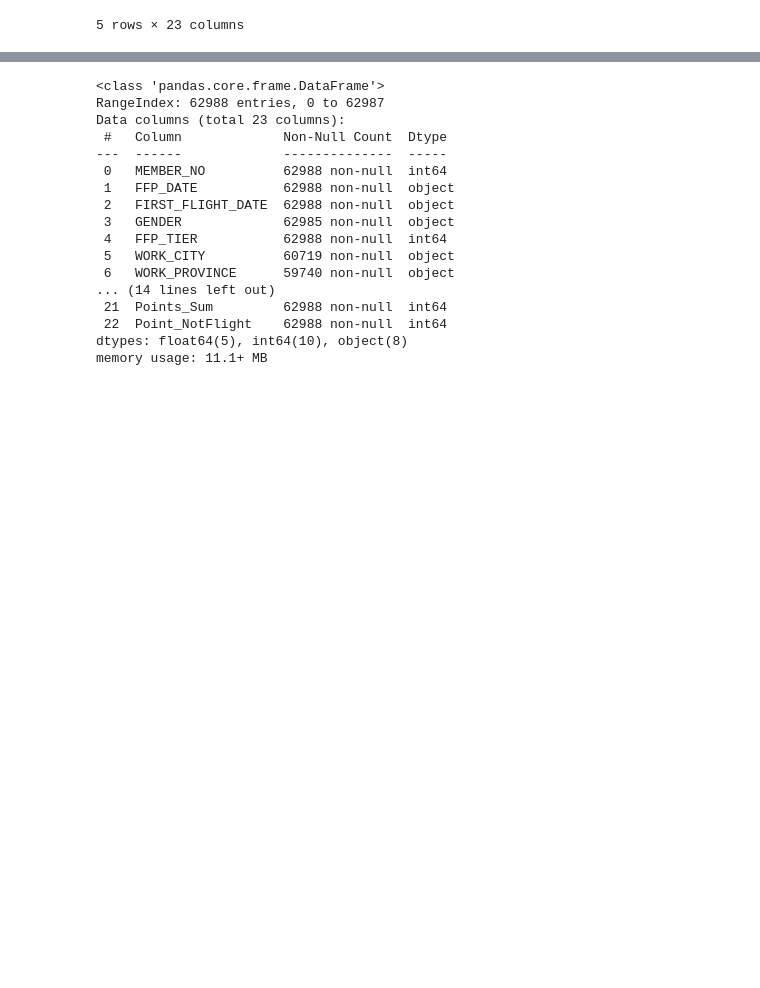
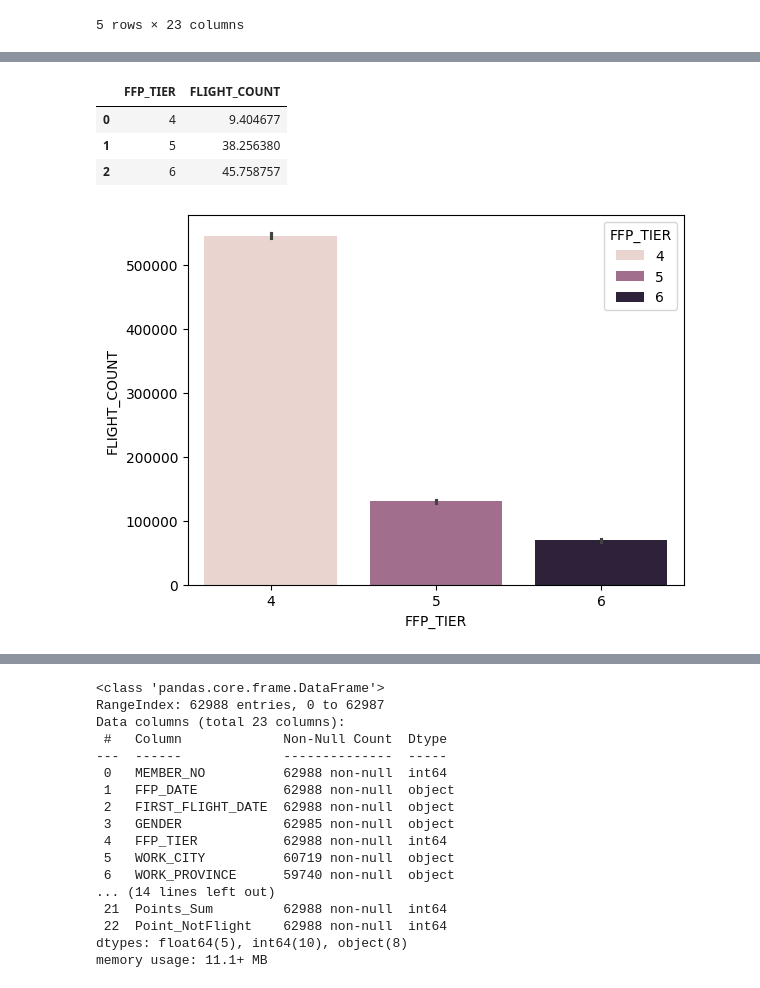
Before and after one commit to agirahmawandi/hw_unsupervised_learning, a Jupyter notebook: Agi_rahmawandi_batch57_Unsupervised_Learning.ipynb, the cells around one changed output, grey strips where cells are left out. Drawn from its saved outputs; the diff is of its cells as text; code cells hidden in the pictures; blank space fills up the shorter version.

```diff
--- a/Agi_rahmawandi_batch57_Unsupervised_Learning.ipynb
+++ b/Agi_rahmawandi_batch57_Unsupervised_Learning.ipynb
@@ -27,0 +75,11 @@ df.head()
+# %%
+
+df_group=df.groupby('FFP_TIER')['FLIGHT_COUNT'].mean().reset_index()
+sns.barplot(data=df, x='FFP_TIER',y='FLIGHT_COUNT',hue='FFP_TIER', estimator=np.sum)
+df_group
+# %% [output]
+|  | FFP_TIER | FLIGHT_COUNT |
+| 0 | 4 | 9.404677 |
+| 1 | 5 | 38.256380 |
+| 2 | 6 | 45.758757 |
+[figure, added]
```
Also changed, not shown: parts of 12 cells of this notebook.
